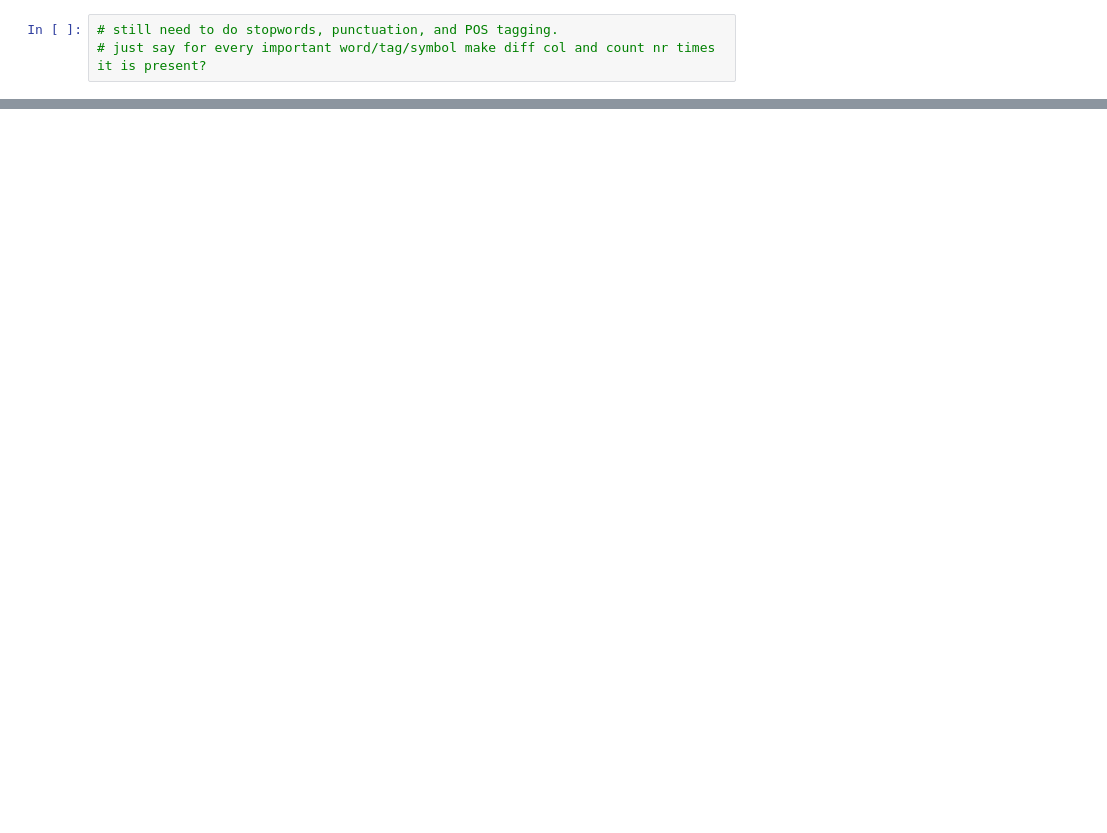
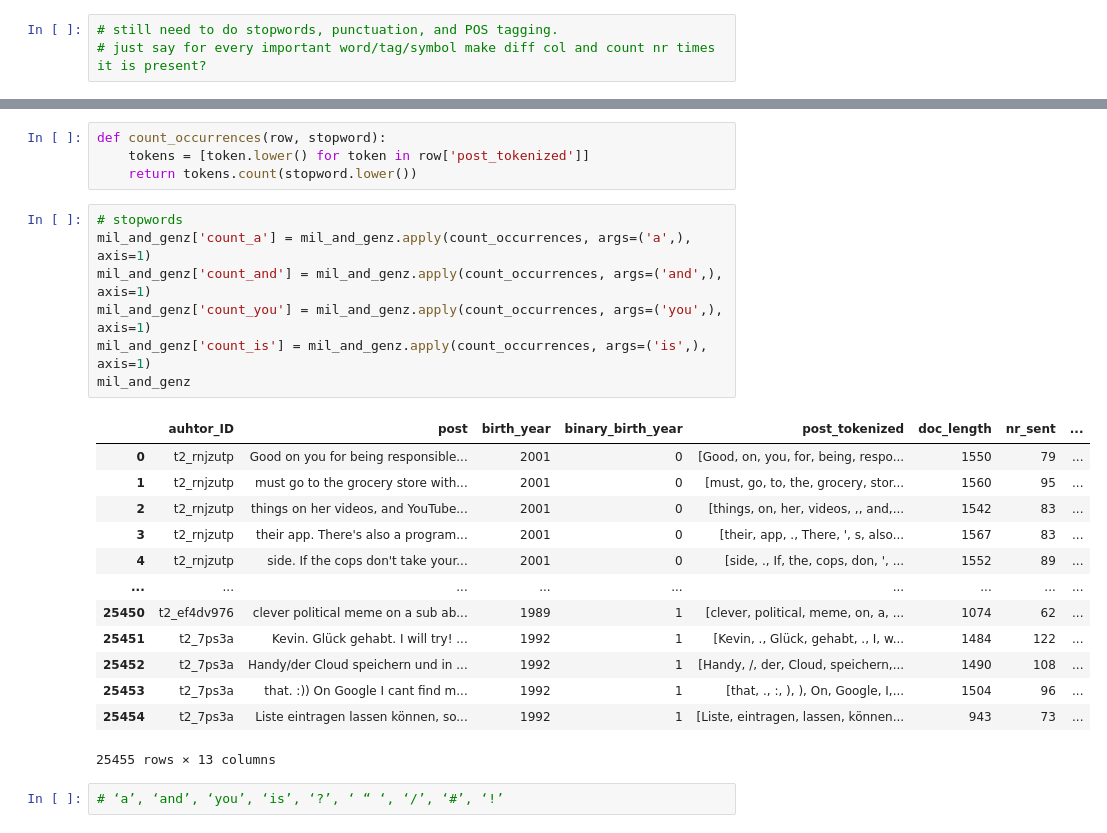
Before and after one commit to mdegoede/LanguageAndAI, a Jupyter notebook: vectorization.ipynb, the cells around one changed output, grey strips where cells are left out. Drawn from its saved outputs; the diff is of its cells as text; blank space fills up the shorter version.

```diff
--- a/vectorization.ipynb
+++ b/vectorization.ipynb
@@ -154,0 +182,27 @@ mil_and_genz
+# %%
+def count_occurrences(row, stopword):
+    tokens = [token.lower() for token in row['post_tokenized']]
+    return tokens.count(stopword.lower())
+# %%
+# stopwords
+mil_and_genz['count_a'] = mil_and_genz.apply(count_occurrences, args=('a',), axis=1)
+mil_and_genz['count_and'] = mil_and_genz.apply(count_occurrences, args=('and',), axis=1)
+mil_and_genz['count_you'] = mil_and_genz.apply(count_occurrences, args=('you',), axis=1)
+mil_and_genz['count_is'] = mil_and_genz.apply(count_occurrences, args=('is',), axis=1)
+mil_and_genz
+# %% [output]
+|  | auhtor_ID | post | birth_year | binary_birth_year | post_tokenized | doc_length | nr_sent | ... |
+| 0 | t2_rnjzutp | Good on you for being responsible... | 2001 | 0 | [Good, on, you, for, being, respo... | 1550 | 79 | ... |
+| 1 | t2_rnjzutp | must go to the grocery store with... | 2001 | 0 | [must, go, to, the, grocery, stor... | 1560 | 95 | ... |
+| 2 | t2_rnjzutp | things on her videos, and YouTube... | 2001 | 0 | [things, on, her, videos, ,, and,... | 1542 | 83 | ... |
+| 3 | t2_rnjzutp | their app. There's also a program... | 2001 | 0 | [their, app, ., There, ', s, also... | 1567 | 83 | ... |
+| 4 | t2_rnjzutp | side. If the cops don't take your... | 2001 | 0 | [side, ., If, the, cops, don, ', ... | 1552 | 89 | ... |
+| ... | ... | ... | ... | ... | ... | ... | ... | ... |
+| 25450 | t2_ef4dv976 | clever political meme on a sub ab... | 1989 | 1 | [clever, political, meme, on, a, ... | 1074 | 62 | ... |
+| 25451 | t2_7ps3a | Kevin. Glück gehabt. I will try! ... | 1992 | 1 | [Kevin, ., Glück, gehabt, ., I, w... | 1484 | 122 | ... |
+| 25452 | t2_7ps3a | Handy/der Cloud speichern und in ... | 1992 | 1 | [Handy, /, der, Cloud, speichern,... | 1490 | 108 | ... |
+| 25453 | t2_7ps3a | that. :)) On Google I cant find m... | 1992 | 1 | [that, ., :, ), ), On, Google, I,... | 1504 | 96 | ... |
+| 25454 | t2_7ps3a | Liste eintragen lassen können, so... | 1992 | 1 | [Liste, eintragen, lassen, können... | 943 | 73 | ... |
+25455 rows × 13 columns
+# %%
+# ‘a’, ‘and’, ‘you’, ‘is’, ‘?’, ‘ “ ‘, ‘/’, ‘#’, ‘!’
```
Also changed, not shown: parts of 6 cells of this notebook.
